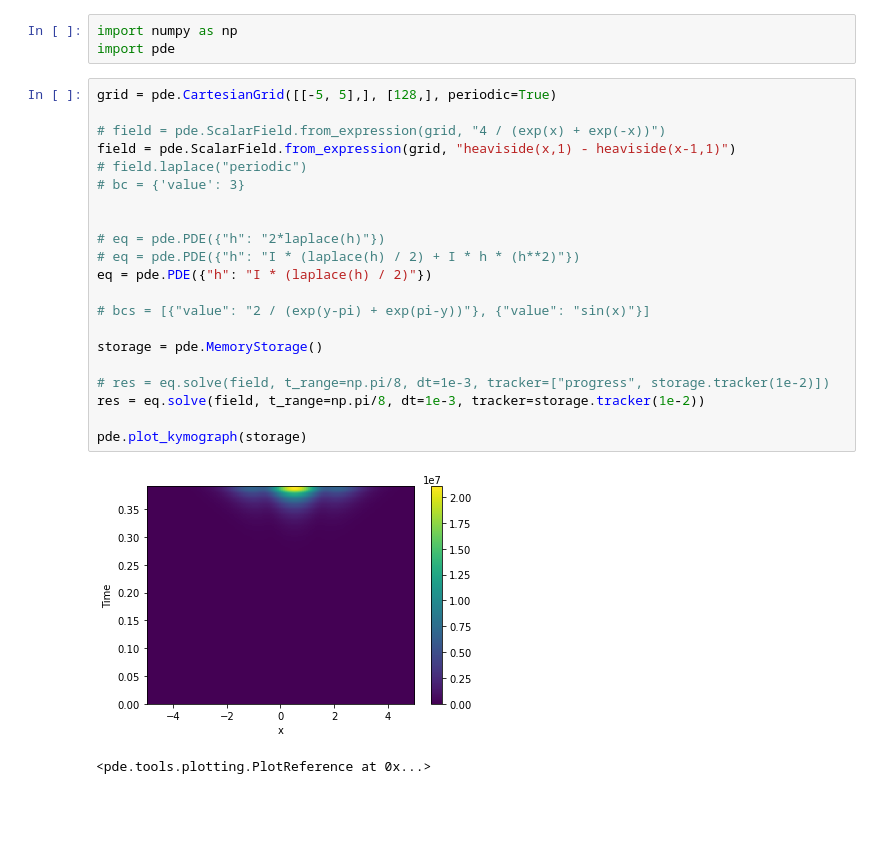
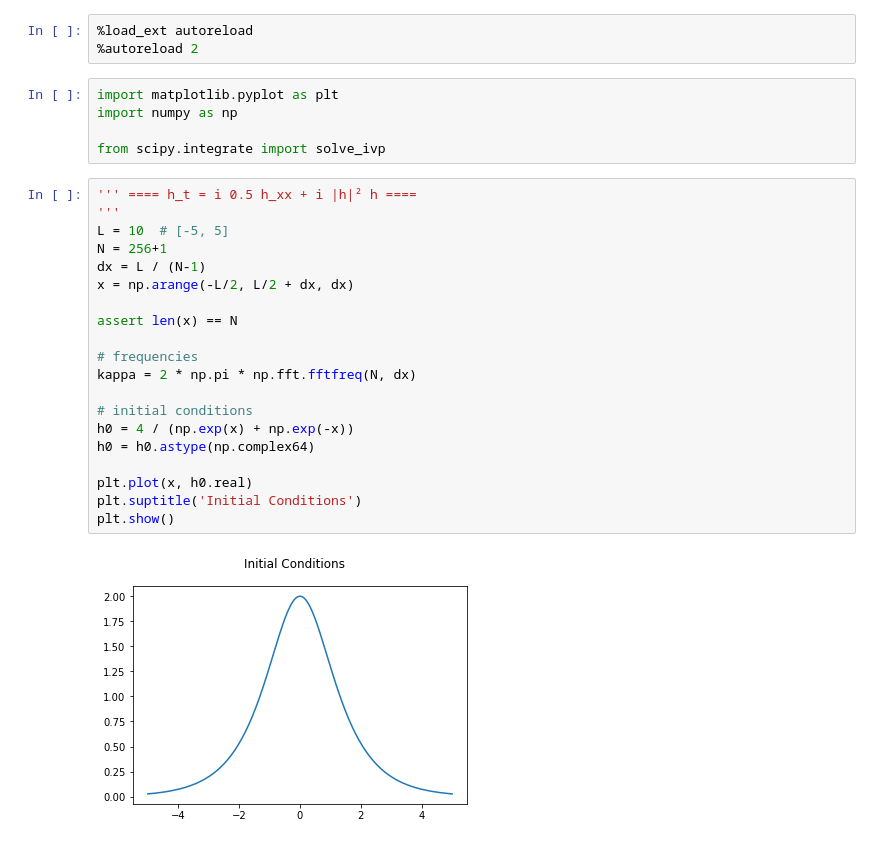
Before and after one commit to brunompacheco/pideq, a Jupyter notebook: notebooks/1.2-bmp-schrodinger.ipynb, the cells around one changed output. Cells and saved outputs as stored; diff of their text form; blank space fills up the shorter version.

Commit message:
solve nonlinear schroedinger using fourier decomposition

```diff
--- a/notebooks/1.2-bmp-schrodinger.ipynb
+++ b/notebooks/1.2-bmp-schrodinger.ipynb
@@ -1,27 +1,30 @@
+# %%
+%load_ext autoreload
+%autoreload 2
 # %%
+import matplotlib.pyplot as plt
 import numpy as np
-import pde
+
+from scipy.integrate import solve_ivp
-# %%
-grid = pde.CartesianGrid([[-5, 5],], [128,], periodic=True)
-
-# field = pde.ScalarField.from_expression(grid, "4 / (exp(x) + exp(-x))")
-field = pde.ScalarField.from_expression(grid, "heaviside(x,1) - heaviside(x-1,1)")
-# field.laplace("periodic")
-# bc = {'value': 3}
-
-
-# eq = pde.PDE({"h": "2*laplace(h)"})
-# eq = pde.PDE({"h": "I * (laplace(h) / 2) + I * h * (h**2)"})
-eq = pde.PDE({"h": "I * (laplace(h) / 2)"})
-
-# bcs = [{"value": "2 / (exp(y-pi) + exp(pi-y))"}, {"value": "sin(x)"}]
-
-storage = pde.MemoryStorage()
-
-# res = eq.solve(field, t_range=np.pi/8, dt=1e-3, tracker=["progress", storage.tracker(1e-2)])
-res = eq.solve(field, t_range=np.pi/8, dt=1e-3, tracker=storage.tracker(1e-2))
-
-pde.plot_kymograph(storage)
-# %% [output]
-[figure, removed]
-<pde.tools.plotting.PlotReference at 0x...>
+# %%
+''' ==== h_t = i 0.5 h_xx + i |h|² h ====
+'''
+L = 10  # [-5, 5]
+N = 256+1
+dx = L / (N-1)
+x = np.arange(-L/2, L/2 + dx, dx)
+
+assert len(x) == N
+
+# frequencies
+kappa = 2 * np.pi * np.fft.fftfreq(N, dx)
+
+# initial conditions
+h0 = 4 / (np.exp(x) + np.exp(-x))
+h0 = h0.astype(np.complex64)
+
+plt.plot(x, h0.real)
+plt.suptitle('Initial Conditions')
+plt.show()
+# %% [output]
+[figure, added]
```
Also changed, not shown: parts of 1 cell of this notebook, 1 other file.
